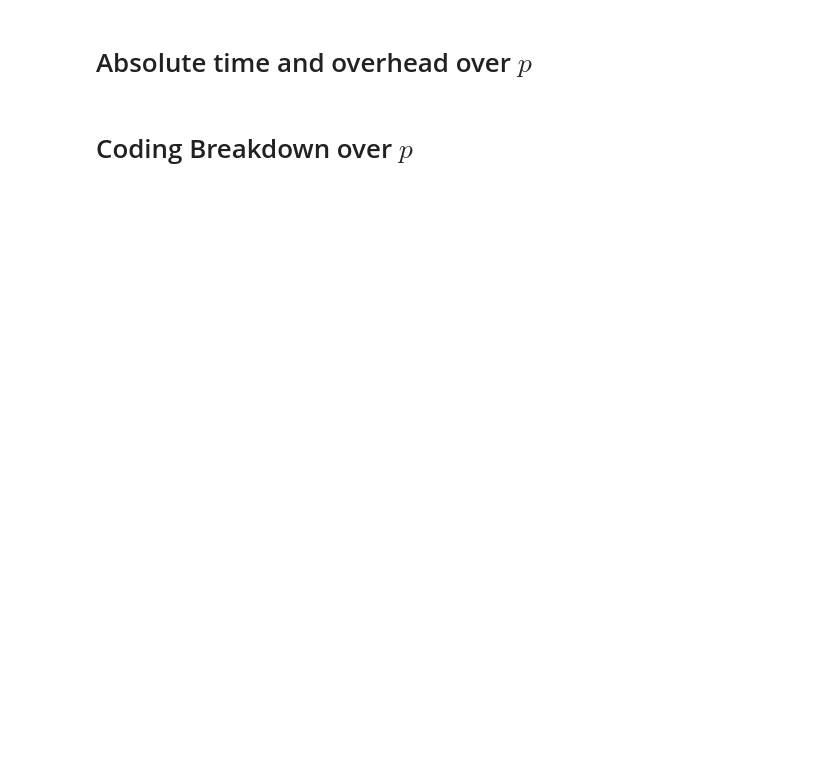
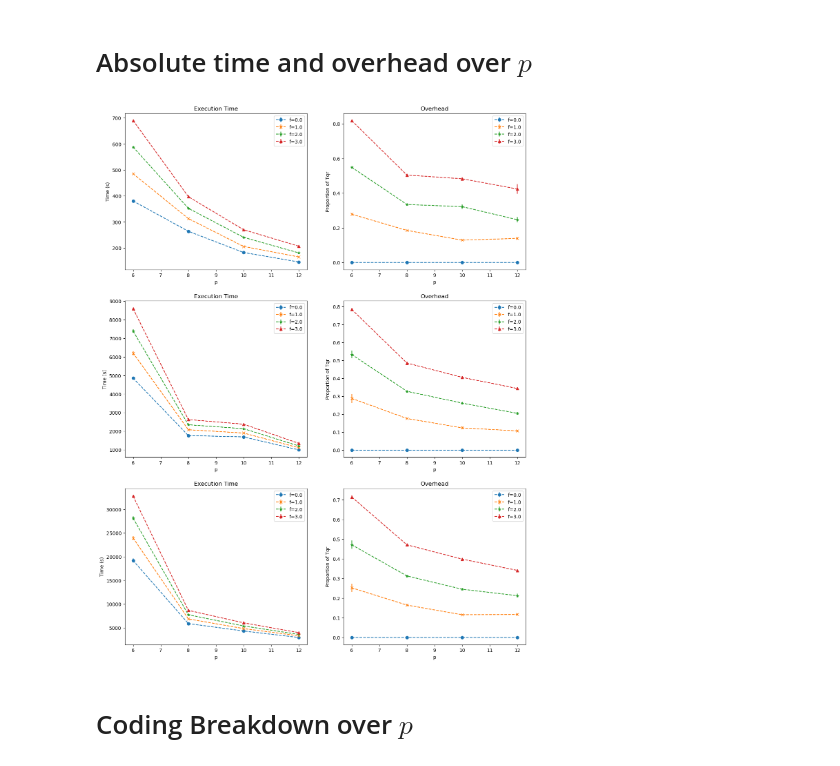
Before and after one commit to iain801/CodedQR, a Jupyter notebook: test-plots.ipynb, the cells around one changed output. Saved outputs shown, nothing was run; the diff lists cells and outputs as text; code cells hidden in the pictures; blank space fills up the shorter version.

Commit message:
updated overhead plots

```diff
--- a/test-plots.ipynb
+++ b/test-plots.ipynb
@@ -5,7 +7,7 @@ import matplotlib.pyplot as plt
 # %% [markdown]
 # Generate dataframe
 # %%
-inpath = 'data/codedqr-data-3249593.csv'
+inpath = 'data/codedqr-data-3262502.csv'
 outpath = None
 
 if (len(sys.argv) == 3):
@@ -15,7 +17,7 @@ if (len(sys.argv) == 3):
 print(f'making plots from {inpath}')
 
 # load csv file into a pandas dataframe
-df = pd.read_csv(inpath)
+df = pd.read_csv(inpath).dropna()
 
 df['total'] = df.iloc[:, 3:].sum(axis=1) - df['recovery']
 
@@ -80,40 +119,55 @@ print(df_means[:5])
 # %% [markdown]
 # Absolute time and overhead over $p$
 # %%
+
 markers = ['o', 'x', '*', '^', 'v', 'p', '>', '<', 'D', 'H']
+
+def inv_exp(x, a, b, c):
+    return a * np.exp(-b * x) + c
+
+fig1, plots = plt.subplots(3, 2, figsize=(15, 20))
 
 for n_val in df['n'].unique():
 
     n_rows = df_means.query(f"n == {n_val}")
     n_std = df_std.query(f"n == {n_val}")
 
-    fig, (time, overhead) = plt.subplots(1, 2, figsize=(12, 4))
-    fig.text(0.5,0, f'n={n_val}', size=12, ha="center")
+
+    time, overhead = plots[int(n_val // 12000 - 1)]
+    # fig.text(0.5,0, f'n={n_val}', size=12, ha="center")
 
     for i, f_val in enumerate(df['f'].unique()):
 
         f_rows = n_rows.query(f"f == {f_val}")
         f_std = n_std.query(f"f == {f_val}")
 
         p_vals = f_rows.index.get_level_values('p')
 
         marker = markers[i % len(markers)]
 
+        # popt, pcov = curve_fit(inv_exp, p_vals, f_rows['total'])
+        # x_fit = np.linspace(min(p_vals), max(p_vals), 1000)
+        # y_fit = inv_exp(x_fit, *popt)
+
         time.errorbar(p_vals, f_rows['total'], yerr=f_std['total'], label=f'f={f_val}', linestyle='--', marker=marker)
         overhead.errorbar(p_vals, f_rows['overhead'], yerr=f_std['overhead'], label=f'f={f_val}', linestyle='--', marker=marker)
+        # time.plot(x_fit, y_fit, 'r-')
+
 
 
     time.set_title(f'Execution Time')
     time.set_xlabel('p')
     time.set_ylabel('Time (s)')
     time.legend()
 
     overhead.set_title(f'Overhead')
     overhead.set_xlabel('p')
     overhead.set_ylabel('Proportion of Tqr')
     overhead.legend()
 
-    fig.show()
+fig1.show()
+# %% [output]
+[figure, added]
 # %% [markdown]
 # Coding Breakdown over $p$
 # %%
```
Also changed, not shown: parts of 7 cells of this notebook.
